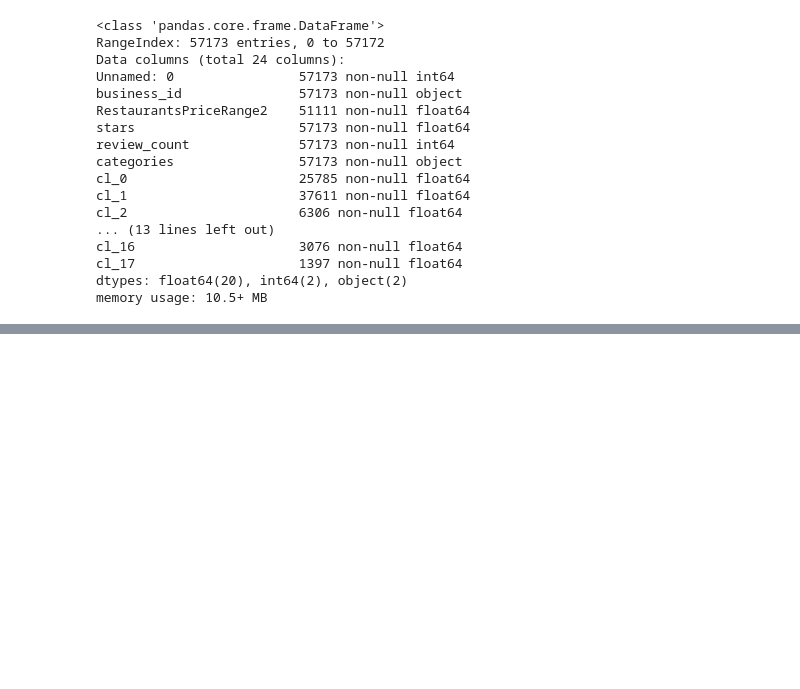
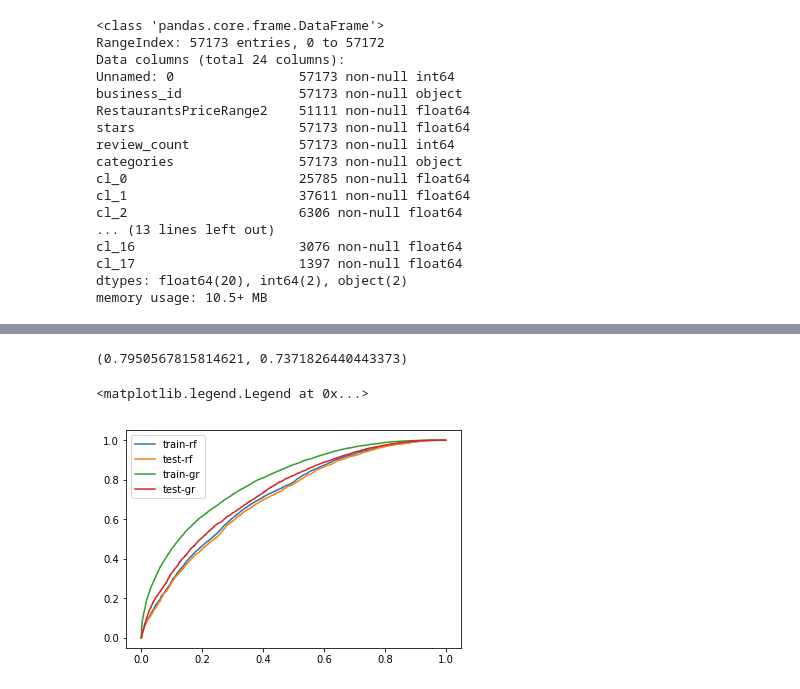
Before and after one commit to Myau5x/anti-recommender, a Jupyter notebook: predicting_cluster.ipynb, the cells around one changed output, grey strips where cells are left out. Drawn from its saved outputs; the diff is of its cells as text; code cells hidden in the pictures; blank space fills up the shorter version.

```diff
--- a/predicting_cluster.ipynb
+++ b/predicting_cluster.ipynb
@@ -48,0 +271,7 @@ len(biz_df.categories.unique())
+# %%
+gr0 = GradientBoostingClassifier( learning_rate=0.1, n_estimators=300,
+                                  subsample=0.8,
+                                   max_depth=7,  random_state=179, max_features='sqrt')
+# %%
+%%time
+gr0.fit(X_train, Y_train['cl_t0'])
@@ -48,0 +296,15 @@ len(biz_df.categories.unique())
+# %%
+roc_auc_score(Y_train['cl_t0'], gr0.predict_proba(X_train)[:,1]), roc_auc_score(Y_test['cl_t0'], gr0.predict_proba(X_test)[:,1])
+# %% [output]
+(0.7950567815814621, 0.7371826440443373)
+# %%
+fig, ax = plt.subplots()
+plot_roc_curve(Y_train['cl_t0'], X_train, rf0, ax,  'train-rf')
+plot_roc_curve(Y_test['cl_t0'], X_test, rf0, ax,  'test-rf')
+plot_roc_curve(Y_train['cl_t0'], X_train, gr0, ax,  'train-gr')
+plot_roc_curve(Y_test['cl_t0'], X_test, gr0, ax,  'test-gr')
+
+ax.legend()
+# %% [output]
+<matplotlib.legend.Legend at 0x...>
+[figure, added]
```
Also changed, not shown: parts of 55 cells of this notebook, 2 other files.
